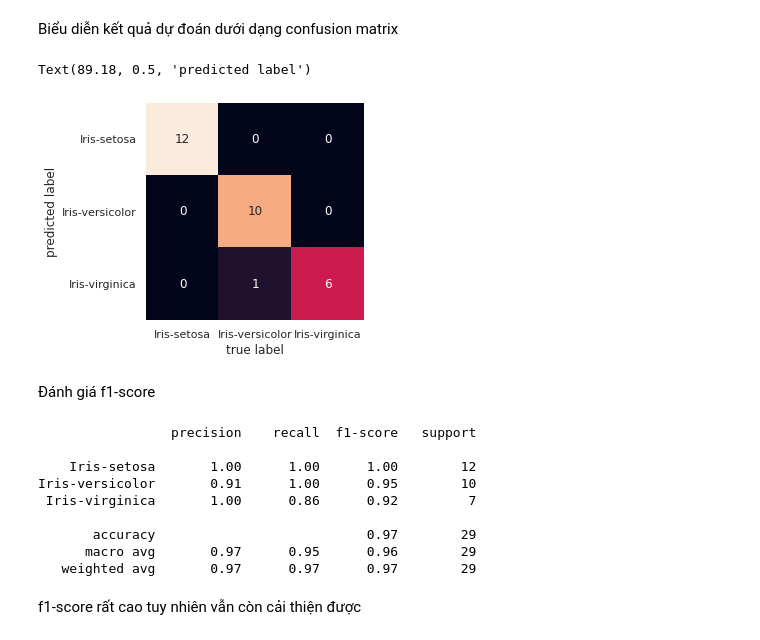
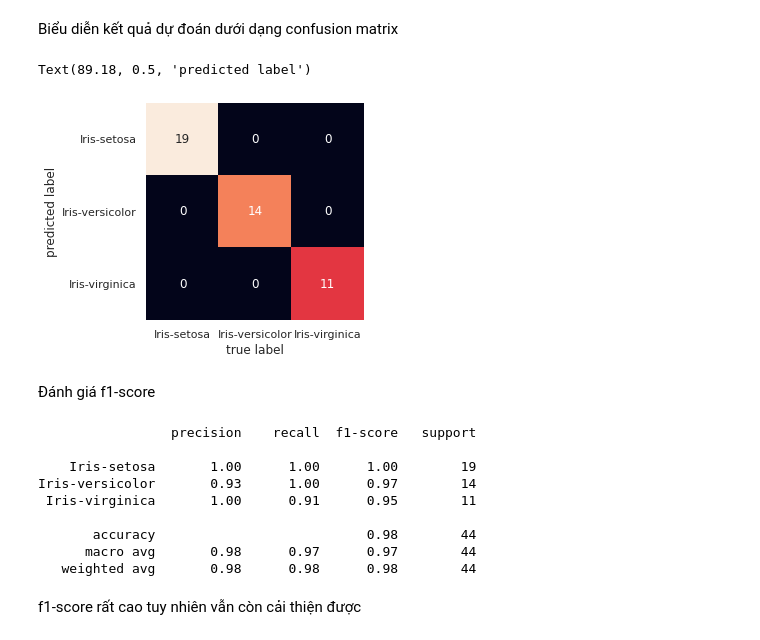
Before and after one commit to lephuocdat2000/AI, a Jupyter notebook: Final_Project.ipynb, the cells around one changed output. Saved outputs shown, nothing was run; the diff lists cells and outputs as text; code cells hidden in the pictures.

```diff
--- a/Final_Project.ipynb
+++ b/Final_Project.ipynb
@@ -10,6 +10,9 @@ import pandas as pd
 from pandas.plotting import scatter_matrix
 from matplotlib import pyplot
 import seaborn as sns; sns.set()
+# %%
+import sklearn.datasets
+iris = sklearn.datasets.load_iris()
 # %% [markdown]
 **Tải Bộ Dữ Liệu Lên**
 # %%
@@ -72,7 +75,7 @@ from sklearn.model_selection import train_test_split
 array = dataset.iloc[0:145,:].values
 X = array[:,0:4]
 y = array[:,4]
-X_train, X_validation, Y_train, Y_validation = train_test_split(X, y, test_size=0.2, random_state=1, shuffle=True)
+X_train, X_validation, Y_train, Y_validation = train_test_split(X, y, test_size=0.3, random_state=1, shuffle=True)
 # %% [markdown]
 Dùng biểu đồ để xem mối quan hệ giữa các đại lượng
 # %%
@@ -149,13 +152,13 @@ Biểu diễn kết quả dự đoán dưới dạng confusion matrix
 # %%
 from sklearn.metrics import confusion_matrix
 target_names=['Iris-setosa','Iris-versicolor','Iris-virginica']
 mat=confusion_matrix(Y_validation,predictions)
-sns.heatmap(mat,square=True,annot=True,fmt='d',cbar=False,xticklabels=target_names,yticklabels=target_names)
+sns.heatmap(mat,square=True,annot=True,cbar=False,xticklabels=target_names,yticklabels=target_names)
 plt.xlabel('true label')
 plt.ylabel('predicted label')
 # %% [output]
 Text(89.18, 0.5, 'predicted label')
-[figure, old version]
+[figure, new version]
 # %% [markdown]
 Đánh giá f1-score
 # %%
@@ -164,13 +167,13 @@ print(classification_report(Y_validation, predictions))
 # %% [output]
                  precision    recall  f1-score   support
 
-    Iris-setosa       1.00      1.00      1.00        12
-Iris-versicolor       0.91      1.00      0.95        10
- Iris-virginica       1.00      0.86      0.92         7
+    Iris-setosa       1.00      1.00      1.00        19
+Iris-versicolor       0.93      1.00      0.97        14
+ Iris-virginica       1.00      0.91      0.95        11
 
-       accuracy                           0.97        29
-      macro avg       0.97      0.95      0.96        29
-   weighted avg       0.97      0.97      0.97        29
+       accuracy                           0.98        44
+      macro avg       0.98      0.97      0.97        44
+   weighted avg       0.98      0.98      0.98        44
 # %% [markdown]
 f1-score rất cao tuy nhiên vẫn còn cải thiện được
 # %% [markdown]
```
Also changed, not shown: parts of 6 cells of this notebook.
